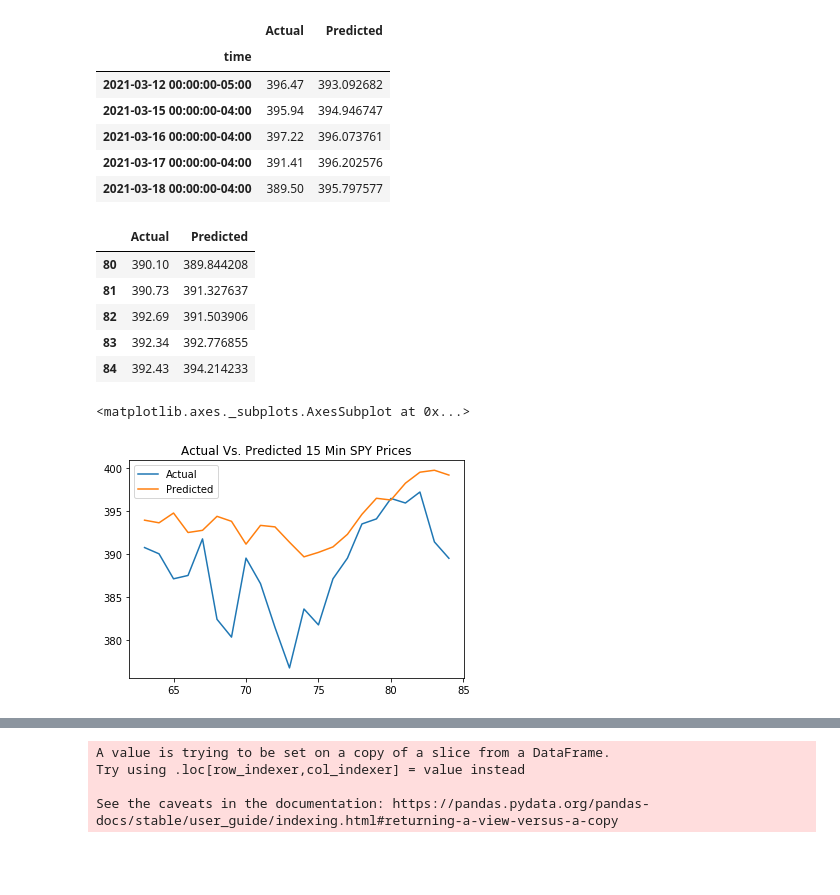
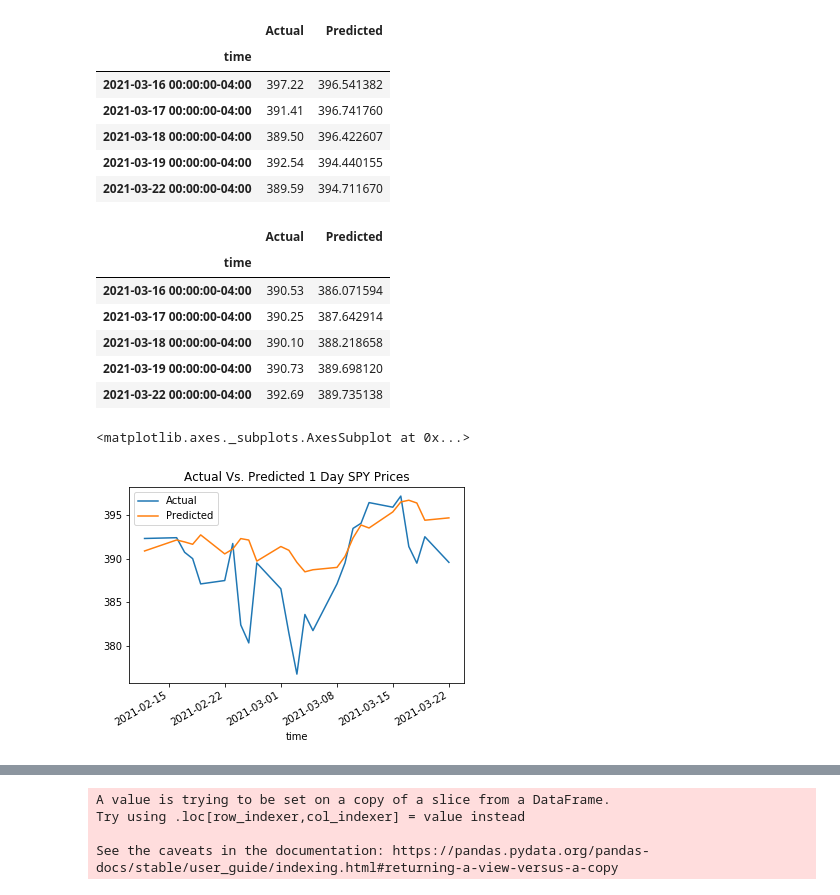
Before and after one commit to tlbrown2/BOT_Time, a Jupyter notebook: RNN_model_1.ipynb, the cells around one changed output, grey strips where cells are left out. Drawn from its saved outputs; the diff is of its cells as text; code cells hidden in the pictures; blank space fills up the shorter version.

```diff
--- a/RNN_model_1.ipynb
+++ b/RNN_model_1.ipynb
@@ -34,7 +41,7 @@ def fetch_data():
     alpaca_secret_key,
     api_version="v2")
     today = date.today()
-    start = date.today() - timedelta(days=120)
+    start = date.today() - timedelta(days=600)
 
     # Set the tickers & timeframe
     tickers = ["SPY"]
@@ -134,8 +141,8 @@ def generate_ema_macd__RSI_signals(df):
     # Construct a buy and sell trading signals buy -1 sell - 0 -- Add more sophistication to this -- I wanted to have a signal that says buy when RSI is between 50 -70 or oversold and sell when overbought and RSI is between 30-50
     df['RSI Overbought'] = np.where(df['RSI'] > 70, 1.0, 0.0)
     df['RSI Oversold'] = np.where(df['RSI'] < 30, 1.0, 0.0)
-    df['RSI Long'] = np.where( df['RSI'] > 50, 1.0, 0.0)
-    df['RSI Short'] = np.where( 50 > df['RSI'], 1.0, 0.0)
+    df['RSI Long'] = np.where(((df['RSI'] > 50) & (df['RSI'] < 70)) | (df['RSI'] < 30), 1.0, 0.0)
+    df['RSI Short'] = np.where(((df['RSI'] > 30) & (df['RSI'] < 50)) | (df['RSI'] > 70), 1.0, 0.0)
 
     # Set short and long windows
     short_window = 5
@@ -357,11 +366,11 @@ stocks.tail()
 # %% [output]
 |  | Actual | Predicted |
 | time |  |  |
-| 2021-03-12 00:00:00-05:00 | 396.47 | 393.092682 |
-| 2021-03-15 00:00:00-04:00 | 395.94 | 394.946747 |
-| 2021-03-16 00:00:00-04:00 | 397.22 | 396.073761 |
-| 2021-03-17 00:00:00-04:00 | 391.41 | 396.202576 |
-| 2021-03-18 00:00:00-04:00 | 389.50 | 395.797577 |
+| 2021-03-16 00:00:00-04:00 | 397.22 | 396.541382 |
+| 2021-03-17 00:00:00-04:00 | 391.41 | 396.741760 |
+| 2021-03-18 00:00:00-04:00 | 389.50 | 396.422607 |
+| 2021-03-19 00:00:00-04:00 | 392.54 | 394.440155 |
+| 2021-03-22 00:00:00-04:00 | 389.59 | 394.711670 |
 # %%
 # Create another DataFrame of trained Real and Predicted values
 trained_stocks = pd.DataFrame({
@@ -373,17 +382,18 @@ trained_stocks = pd.DataFrame({
 trained_stocks.tail()
 # %% [output]
 |  | Actual | Predicted |
-| 80 | 390.10 | 389.844208 |
-| 81 | 390.73 | 391.327637 |
-| 82 | 392.69 | 391.503906 |
-| 83 | 392.34 | 392.776855 |
-| 84 | 392.43 | 394.214233 |
+| time |  |  |
+| 2021-03-16 00:00:00-04:00 | 390.53 | 386.071594 |
+| 2021-03-17 00:00:00-04:00 | 390.25 | 387.642914 |
+| 2021-03-18 00:00:00-04:00 | 390.10 | 388.218658 |
+| 2021-03-19 00:00:00-04:00 | 390.73 | 389.698120 |
+| 2021-03-22 00:00:00-04:00 | 392.69 | 389.735138 |
 # %%
 # Plot the real vs predicted prices as a line chart
-stocks.plot(title="Actual Vs. Predicted 15 Min SPY Prices")
+stocks.plot(title="Actual Vs. Predicted 1 Day SPY Prices")
 # %% [output]
 <matplotlib.axes._subplots.AxesSubplot at 0x...>
-[figure, old version]
+[figure, new version]
 # %%
 data2 = data
 data2
```
Also changed, not shown: parts of 19 cells of this notebook, 2 other files.
